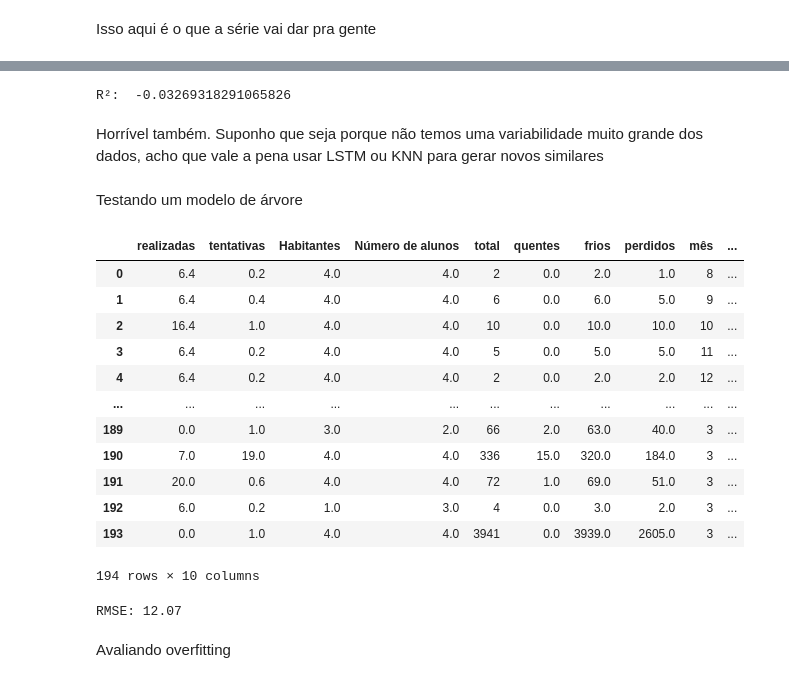
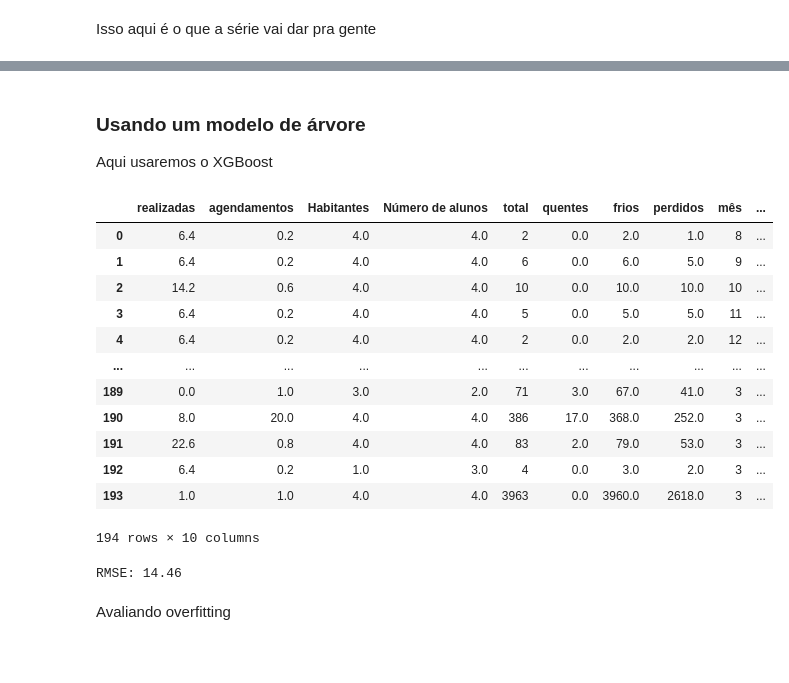
Before and after one commit to gollumlumni/Modelos-de-Previs-o, a Jupyter notebook: matriculas.ipynb, the cells around one changed output, grey strips where cells are left out. Saved outputs shown, nothing was run; the diff lists cells and outputs as text; code cells hidden in the pictures; blank space fills up the shorter version.

```diff
--- a/matriculas.ipynb
+++ b/matriculas.ipynb
@@ -314,14 +349,14 @@ agendamento['updated_at'] = pd.to_datetime(agendamento['updated_at'])
 
 agendamento['updated_month'] = agendamento['updated_at'].dt.strftime('%m-%Y')
 
-# Filtrar apenas os status finais (se necessário)
-agendamento = agendamento.sort_values(['escola_id', 'updated_at', 'status'])  # Ordenando para pegar o último status
+# Filtrar apenas os status finais
+agendamento = agendamento.sort_values(['escola_id', 'updated_at', 'status'])
 agendamento_final = agendamento.drop_duplicates(subset=['responsavel_id', 'escola_id', 'updated_at'], keep='last')
 
 # Agrupar por mês-ano e escola_id
 visitas_mensais = agendamento_final.groupby(['updated_month', 'escola_id']).agg(
     realizadas=('status', lambda x: (x == 'realizado').sum()),
-    tentativas=('status', lambda x: (x == 'tentative').sum())
+    agendamentos=('status', lambda x: (x == 'tentative').sum())
 ).reset_index()
 
 visitas_mensais
@@ -464,7 +512,7 @@ df['Número de alunos'] = df['Número de alunos'].map(alunos_map)
 
 
 
-cols_to_impute = ['realizadas', 'tentativas', 'Habitantes', 'Número de alunos', 'quentes', 'frios', 'matriculas', 'perdidos', 'mês']
+cols_to_impute = ['realizadas', 'agendamentos', 'Habitantes', 'Número de alunos', 'quentes', 'frios', 'matriculas', 'perdidos', 'mês']
 df_knn = df[cols_to_impute].copy()
 
 imputer = KNNImputer(n_neighbors=5)
@@ -797,29 +869,23 @@ dtype: float64
-# %%
-from sklearn.metrics import r2_score
-print("R²: ", r2_score(y_test, predict1))
-# %% [output]
-R²:  -0.03269318291065826
-# %% [markdown]
-Horrível também.
-Suponho que seja porque não temos uma variabilidade muito grande dos dados, acho que vale a pena usar LSTM ou KNN para gerar novos similares
 # %% [markdown]
-Testando um modelo de árvore
+### Usando um modelo de árvore
+Aqui usaremos o XGBoost
 # %%
 x['mês'] = x['mês'].astype('category')
+x['mes_indic'] = x['mes_indic'].astype('category')
 x
 # %% [output]
-|  | realizadas | tentativas | Habitantes | Número de alunos | total | quentes | frios | perdidos | mês | ... |
+|  | realizadas | agendamentos | Habitantes | Número de alunos | total | quentes | frios | perdidos | mês | ... |
 | 0 | 6.4 | 0.2 | 4.0 | 4.0 | 2 | 0.0 | 2.0 | 1.0 | 8 | ... |
-| 1 | 6.4 | 0.4 | 4.0 | 4.0 | 6 | 0.0 | 6.0 | 5.0 | 9 | ... |
-| 2 | 16.4 | 1.0 | 4.0 | 4.0 | 10 | 0.0 | 10.0 | 10.0 | 10 | ... |
+| 1 | 6.4 | 0.2 | 4.0 | 4.0 | 6 | 0.0 | 6.0 | 5.0 | 9 | ... |
+| 2 | 14.2 | 0.6 | 4.0 | 4.0 | 10 | 0.0 | 10.0 | 10.0 | 10 | ... |
 | 3 | 6.4 | 0.2 | 4.0 | 4.0 | 5 | 0.0 | 5.0 | 5.0 | 11 | ... |
 | 4 | 6.4 | 0.2 | 4.0 | 4.0 | 2 | 0.0 | 2.0 | 2.0 | 12 | ... |
 | ... | ... | ... | ... | ... | ... | ... | ... | ... | ... | ... |
-| 189 | 0.0 | 1.0 | 3.0 | 2.0 | 66 | 2.0 | 63.0 | 40.0 | 3 | ... |
-| 190 | 7.0 | 19.0 | 4.0 | 4.0 | 336 | 15.0 | 320.0 | 184.0 | 3 | ... |
-| 191 | 20.0 | 0.6 | 4.0 | 4.0 | 72 | 1.0 | 69.0 | 51.0 | 3 | ... |
-| 192 | 6.0 | 0.2 | 1.0 | 3.0 | 4 | 0.0 | 3.0 | 2.0 | 3 | ... |
-| 193 | 0.0 | 1.0 | 4.0 | 4.0 | 3941 | 0.0 | 3939.0 | 2605.0 | 3 | ... |
+| 189 | 0.0 | 1.0 | 3.0 | 2.0 | 71 | 3.0 | 67.0 | 41.0 | 3 | ... |
+| 190 | 8.0 | 20.0 | 4.0 | 4.0 | 386 | 17.0 | 368.0 | 252.0 | 3 | ... |
+| 191 | 22.6 | 0.8 | 4.0 | 4.0 | 83 | 2.0 | 79.0 | 53.0 | 3 | ... |
+| 192 | 6.4 | 0.2 | 1.0 | 3.0 | 4 | 0.0 | 3.0 | 2.0 | 3 | ... |
+| 193 | 1.0 | 1.0 | 4.0 | 4.0 | 3963 | 0.0 | 3960.0 | 2618.0 | 3 | ... |
 194 rows × 10 columns
 # %%
 X_train, X_test, y_train, y_test = train_test_split(x, y, test_size = 0.3, random_state = 7)
@@ -827,23 +893,23 @@ X_train, X_test, y_train, y_test = train_test_split(x, y, test_size = 0.3, rando
 import xgboost as xgb
 from sklearn.metrics import mean_squared_error, root_mean_squared_error
 
-dtreino = xgb.DMatrix(X_train, y_train, enable_categorical=True)
-dteste = xgb.DMatrix(X_test, y_test, enable_categorical=True)
+dtreino = xgb.DMatrix(X_train.drop(columns = 'mes_indic'), y_train, enable_categorical=True)
+dteste = xgb.DMatrix(X_test.drop(columns = 'mes_indic'), y_test, enable_categorical=True)
 
 params = {'objective': 'reg:squarederror'}
 
-modelo = xgb.train(
+xgboost_1 = xgb.train(
     params=params,
     dtrain=dtreino,
     num_boost_round=100
 )
 
-preds = modelo.predict(dteste)
+preds = xgboost_1.predict(dteste)
 
 rmse = root_mean_squared_error(dteste.get_label(), preds)
 print(f'RMSE: {rmse:.2f}')
 # %% [output]
-RMSE: 12.07
+RMSE: 14.46
 # %% [markdown]
 Avaliando overfitting
 # %%
```
Also changed, not shown: parts of 96 cells of this notebook.
